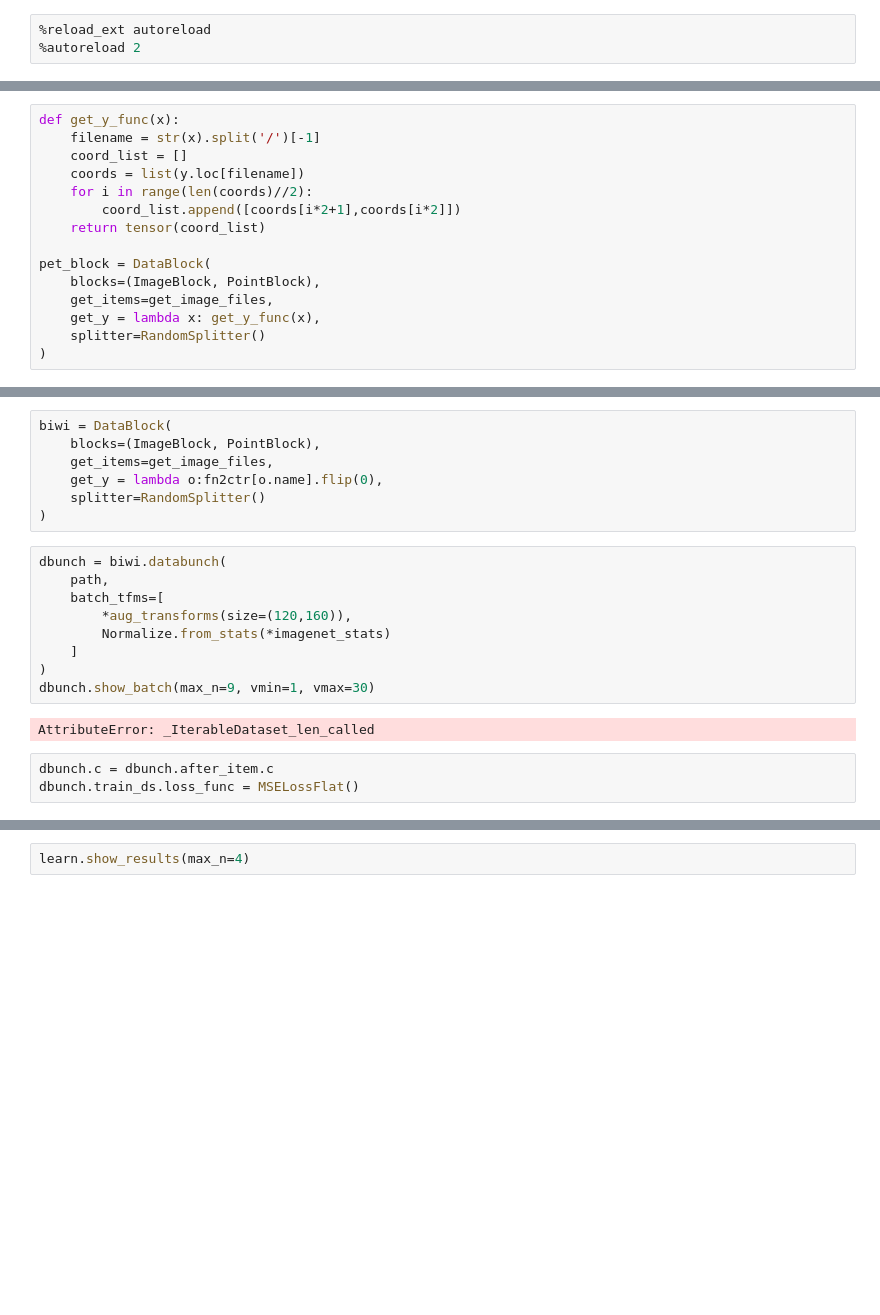
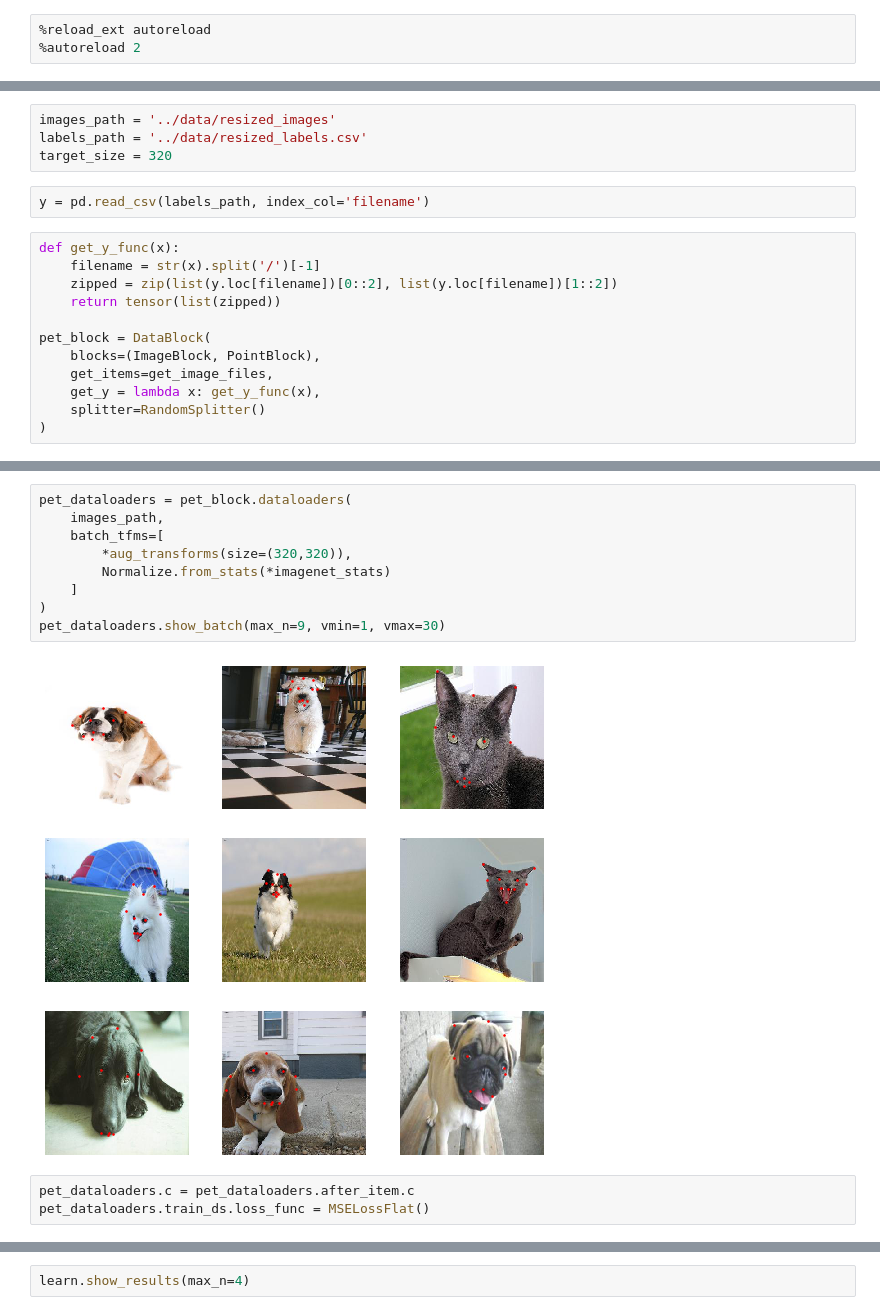
Before and after one commit to HenryDashwood/facial-features-detector, a Jupyter notebook: code/xresnet.ipynb, the cells around one changed output, grey strips where cells are left out. Cells and saved outputs as stored; diff of their text form; blank space fills up the shorter version.

```diff
--- a/code/xresnet.ipynb
+++ b/code/xresnet.ipynb
@@ -9,11 +15,14 @@ from fastai2.vision.models.xresnet import xresnet50
+# %%
+images_path = '../data/resized_images'
+labels_path = '../data/resized_labels.csv'
+target_size = 320
+# %%
+y = pd.read_csv(labels_path, index_col='filename')
 # %%
 def get_y_func(x):
     filename = str(x).split('/')[-1]
-    coord_list = []
-    coords = list(y.loc[filename])
-    for i in range(len(coords)//2):
-        coord_list.append([coords[i*2+1],coords[i*2]])
-    return tensor(coord_list)
+    zipped = zip(list(y.loc[filename])[0::2], list(y.loc[filename])[1::2])
+    return tensor(list(zipped))
 
 pet_block = DataBlock(
     blocks=(ImageBlock, PointBlock),
@@ -29,22 +33,15 @@ fn2ctr = (path/'centers.pkl').load()
-# %%
-biwi = DataBlock(
-    blocks=(ImageBlock, PointBlock),
-    get_items=get_image_files,
-    get_y = lambda o:fn2ctr[o.name].flip(0),
-    splitter=RandomSplitter()
-)
 # %%
-dbunch = biwi.databunch(
-    path,
+pet_dataloaders = pet_block.dataloaders(
+    images_path,
     batch_tfms=[
-        *aug_transforms(size=(120,160)),
+        *aug_transforms(size=(320,320)),
         Normalize.from_stats(*imagenet_stats)
     ]
 )
-dbunch.show_batch(max_n=9, vmin=1, vmax=30)
+pet_dataloaders.show_batch(max_n=9, vmin=1, vmax=30)
 # %% [output]
-AttributeError: _IterableDataset_len_called
+[figure, added]
 # %%
-dbunch.c = dbunch.after_item.c
-dbunch.train_ds.loss_func = MSELossFlat()
+pet_dataloaders.c = pet_dataloaders.after_item.c
+pet_dataloaders.train_ds.loss_func = MSELossFlat()
 # %%
```
Also changed, not shown: parts of 8 cells of this notebook, 2 other files.
